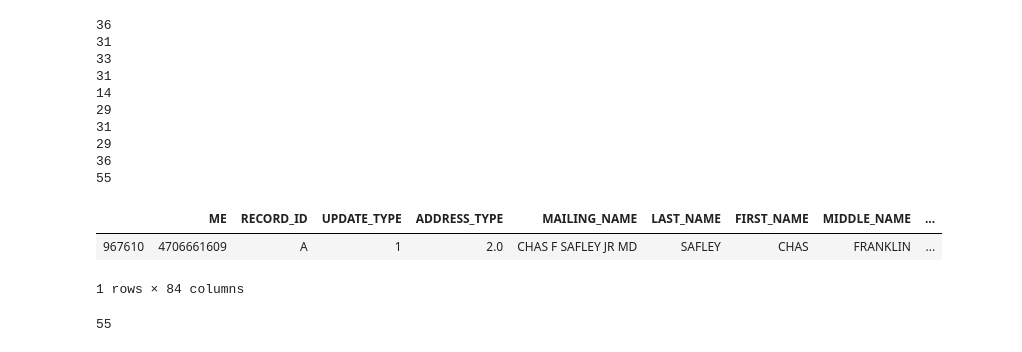
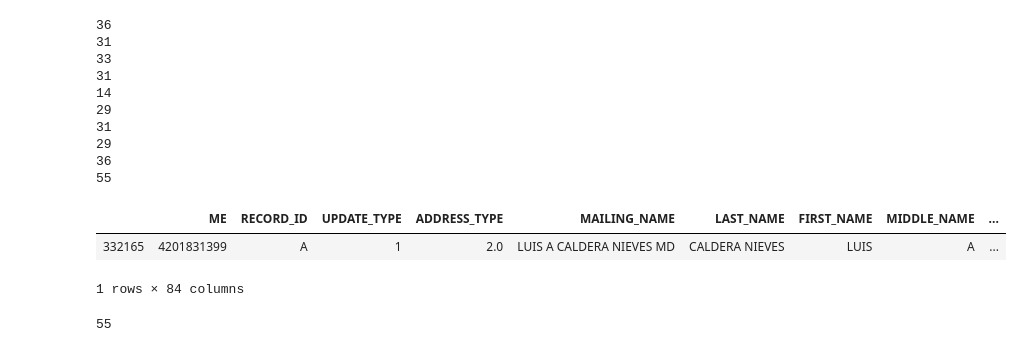
Before and after one commit to AMADataLabs/Core, a Jupyter notebook: Sandbox/Medscape/ME_match.ipynb, the cells around one changed output. Drawn from its saved outputs; the diff is of its cells as text; code cells hidden in the pictures.

```diff
--- a/Sandbox/Medscape/ME_match.ipynb
+++ b/Sandbox/Medscape/ME_match.ipynb
@@ -164,10 +160,10 @@ for row in ppd[ppd.LAST_NAME=='SAFLEY'].itertuples():
 36
 55
 # %%
-PPD_SPEC[(PPD_SPEC.LAST_NAME=='SAFLEY')&(PPD_SPEC.BIRTH_YEAR==1941.0)]
+PPD_SPEC[(PPD_SPEC.LAST_NAME=='CALDERA NIEVES')]
 # %% [output]
 |  | ME | RECORD_ID | UPDATE_TYPE | ADDRESS_TYPE | MAILING_NAME | LAST_NAME | FIRST_NAME | MIDDLE_NAME | ... |
-| 967610 | 4706661609 | A | 1 | 2.0 | CHAS F SAFLEY JR MD | SAFLEY | CHAS | FRANKLIN | ... |
+| 332165 | 4201831399 | A | 1 | 2.0 | LUIS A CALDERA NIEVES MD | CALDERA NIEVES | LUIS | A | ... |
 1 rows × 84 columns
 # %%
 fuzz.ratio('CHAS','CHARLIE')
```
Also changed, not shown: parts of 1 cell of this notebook, 7 other files.
